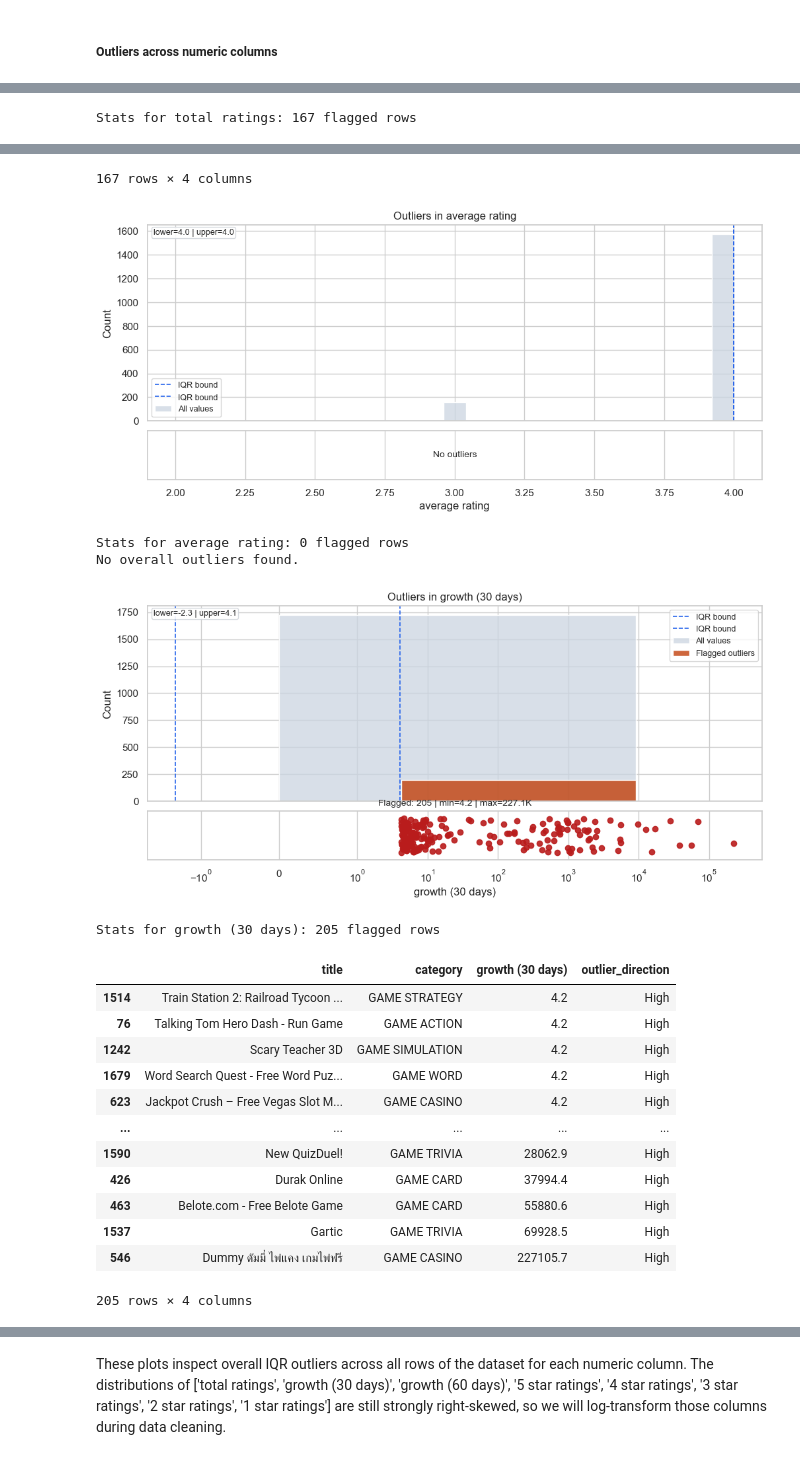
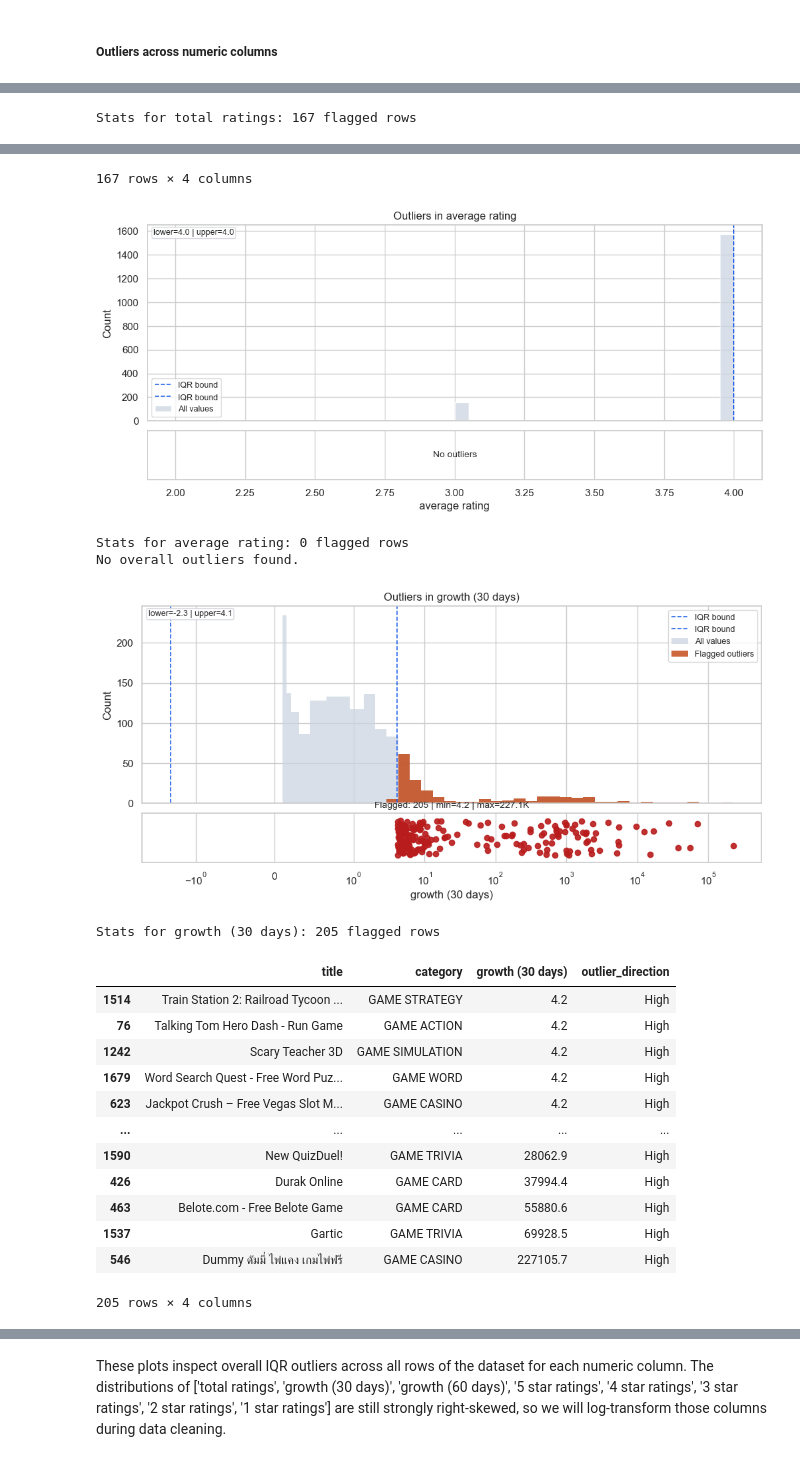
Before and after one commit to COGS108/Group066_WI26, a Jupyter notebook: 02-EDACheckpoint.ipynb, the cells around one changed output, grey strips where cells are left out. Drawn from its saved outputs; the diff is of its cells as text; code cells hidden in the pictures.

Commit message:
feat: fix themeing and outlier histogram column widths

```diff
--- a/02-EDACheckpoint.ipynb
+++ b/02-EDACheckpoint.ipynb
@@ -254,49 +254,88 @@ def detect_iqr_outliers(data, column, whisker_width=1.5):
     outliers['outlier_direction'] = np.where(outliers[column] < lower, 'Low', 'High') if not outliers.empty else []
     return outliers, {'lower': lower, 'upper': upper, 'count': len(outliers)}
 
+
 def compact(x):
-    if pd.isna(x): return 'NA'
+    if pd.isna(x):
+        return 'NA'
     return f"{x/1_000_000:.1f}M" if abs(x) >= 1_000_000 else f"{x/1_000:.1f}K" if abs(x) >= 1_000 else f"{x:.1f}" if abs(x) < 10 else f"{x:.0f}"
 
+
+def get_meaningful_bins(series, use_log, max_bins=40):
+    vals = series.dropna().to_numpy()
+    if len(vals) < 2:
+        return 10
+
+    if use_log:
+        pos = vals[vals > 0]
+        if len(pos) >= 2 and pos.min() < pos.max():
+            n_bins = min(max_bins, max(15, int(np.sqrt(len(pos)) * 2)))
+            return np.geomspace(pos.min(), pos.max(), n_bins)
+
+    q1, q3 = np.percentile(vals, [25, 75])
+    iqr = q3 - q1
+    if iqr > 0 and vals.max() > vals.min():
+        bin_width = 2 * iqr * (len(vals) ** (-1 / 3))
+        if bin_width > 0:
+            n_bins = int(np.ceil((vals.max() - vals.min()) / bin_width))
+            return max(12, min(max_bins, n_bins))
+
+    return max(12, min(max_bins, int(np.sqrt(len(vals)))))
+
+
 def plot_outliers(data, col, outliers, s):
-    use_log = len(data.loc[data[col] > 0, col]) and data.loc[data[col] > 0, col].max() / data.loc[data[col] > 0, col].min() > 100
+    positive_vals = data.loc[data[col] > 0, col]
+    use_log = len(positive_vals) > 1 and (positive_vals.max() / positive_vals.min() > 100)
+    bins = get_meaningful_bins(data[col], use_log)
+
     fig, (ax1, ax2) = plt.subplots(2, 1, figsize=(12, 5), sharex=True, gridspec_kw={'height_ratios': [4, 1], 'hspace': 0.08})
-    sns.histplot(data=data, x=col, bins=25, color='#cbd5e1', edgecolor='white', ax=ax1)
+    sns.histplot(data=data, x=col, bins=bins, color='#cbd5e1', edgecolor='white', ax=ax1)
     if not outliers.empty:
-        sns.histplot(data=outliers, x=col, bins=25, color='#c2410c', edgecolor='white', alpha=0.8, ax=ax1)
+        sns.histplot(data=outliers, x=col, bins=bins, color='#c2410c', edgecolor='white', alpha=0.8, ax=ax1)
+
     for bound in [s['lower'], s['upper']]:
-        if pd.notna(bound): ax1.axvline(bound, color='#2563eb', linestyle='--', linewidth=1.2)
+        if pd.notna(bound):
+            ax1.axvline(bound, color='#2563eb', linestyle='--', linewidth=1.2)
+
     if use_log:
         ax1.set_xscale('symlog', linthresh=1)
         ax2.set_xscale('symlog', linthresh=1)
+
     ax1.set_title(f'Outliers in {col}')
     ax1.set_ylabel('Count')
     ax1.text(0.01, 0.98, f"lower={compact(s['lower'])} | upper={compact(s['upper'])}", transform=ax1.transAxes, ha='left', va='top', fontsize=9,
              bbox=dict(boxstyle='round,pad=0.2', facecolor='white', edgecolor='#d1d5db', alpha=0.9))
     ax1.legend(['IQR bound', 'IQR bound', 'All values', 'Flagged outliers'], frameon=True, fontsize=9)
+
     if outliers.empty:
         ax2.text(0.5, 0.5, 'No outliers', transform=ax2.transAxes, ha='center', va='center', fontsize=10)
     else:
         y = np.linspace(0.15, 0.85, len(outliers)) if len(outliers) > 1 else [0.5]
         ax2.scatter(outliers[col], y, color='#b91c1c', s=36, alpha=0.9)
         ax2.set_title(f"Flagged: {len(outliers)} | min={compact(outliers[col].min())} | max={compact(outliers[col].max())}", fontsize=10)
+
     ax2.set_ylim(0, 1)
     ax2.set_yticks([])
     ax2.set_xlabel(col)
     plt.tight_layout()
     plt.show()
 
+
+_original_rcparams = plt.rcParams.copy()
 sns.set_theme(style='whitegrid', context='notebook')
 numeric_cols = df.select_dtypes(include='number').columns.tolist()[1:]
 results = {}
 
-for col in numeric_cols:
-    outliers, summary = detect_iqr_outliers(df, col)
-    results[col] = {'count': len(outliers), 'summary': summary, 'rows': outliers}
-    plot_outliers(df, col, outliers, summary)
-    print(f"\nStats for {col}: {len(outliers)} flagged rows")
-    if outliers.empty:
-        print('No overall outliers found.')
-    else:
-        display(outliers[[c for c in ['title', 'category', col, 'outlier_direction'] if c in outliers.columns]].sort_values(col))
+try:
+    for col in numeric_cols:
+        outliers, summary = detect_iqr_outliers(df, col)
+        results[col] = {'count': len(outliers), 'summary': summary, 'rows': outliers}
+        plot_outliers(df, col, outliers, summary)
+        print(f"\nStats for {col}: {len(outliers)} flagged rows")
+        if outliers.empty:
+            print('No overall outliers found.')
+        else:
+            display(outliers[[c for c in ['title', 'category', col, 'outlier_direction'] if c in outliers.columns]].sort_values(col))
+finally:
+    plt.rcParams.update(_original_rcparams)
 # %% [output]
@@ -304,21 +343,21 @@ for col in numeric_cols:
 Stats for total ratings: 167 flagged rows
 |  | title | category | total ratings | outlier_direction |
 | 39 | Mario Kart Tour | GAME ACTION | 1949497 | High |
 | 935 | Matchington Mansion | GAME PUZZLE | 1951302 | High |
 | 38 | FRONTLINE COMMANDO: D-DAY | GAME ACTION | 1985016 | High |
 | 218 | Galaxy Attack: Alien Shooter | GAME ARCADE | 1988570 | High |
 | 1341 | Golf Clash | GAME SPORTS | 1990469 | High |
 | ... | ... | ... | ... | ... |
 | 626 | Candy Crush Saga | GAME CASUAL | 31367945 | High |
 | 200 | Subway Surfers | GAME ARCADE | 35665901 | High |
 | 1 | PUBG MOBILE - Traverse | GAME ACTION | 37276732 | High |
 | 1426 | Clash of Clans | GAME STRATEGY | 55766763 | High |
 | 0 | Garena Free Fire- World Series | GAME ACTION | 86273129 | High |
 167 rows × 4 columns
 [figure]
 Stats for average rating: 0 flagged rows
 No overall outliers found.
-[figure, old version]
+[figure, new version]
 Stats for growth (30 days): 205 flagged rows
 |  | title | category | growth (30 days) | outlier_direction |
 | 1514 | Train Station 2: Railroad Tycoon ... | GAME STRATEGY | 4.2 | High |
```
Also changed, not shown: parts of 4 cells of this notebook.
